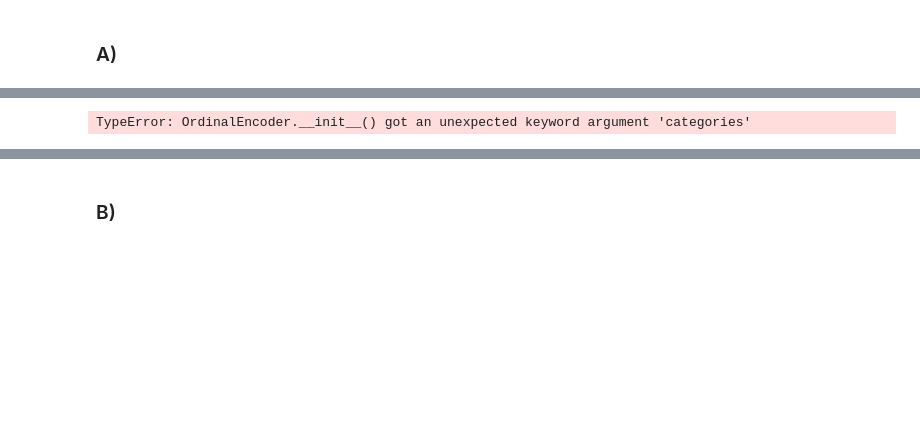
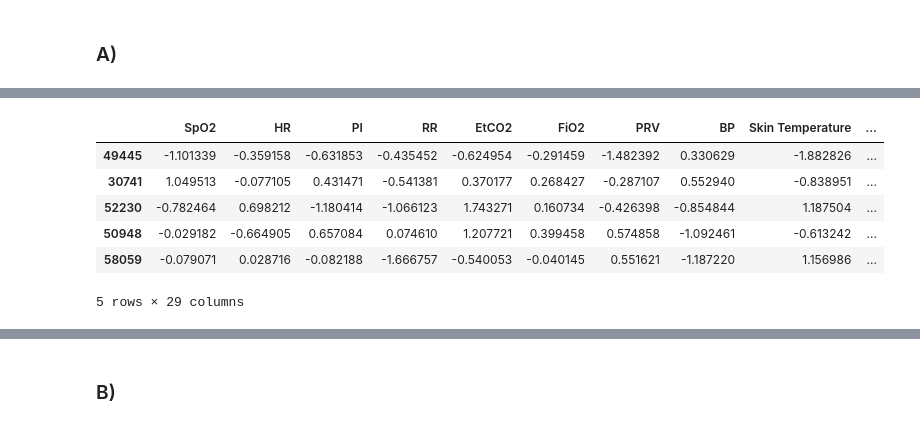
Before and after one commit to xKazimir/IAU_Project, a Jupyter notebook: Project_IAU.ipynb, the cells around one changed output, grey strips where cells are left out. Saved outputs shown, nothing was run; the diff lists cells and outputs as text; code cells hidden in the pictures; blank space fills up the shorter version.

```diff
--- a/Project_IAU.ipynb
+++ b/Project_IAU.ipynb
@@ -2023,32 +2220,10 @@ def build_preprocessor(variant: str = "standard") -> ColumnTransformer:
-# %%
-# choose one of your four variants here
-VARIANT = "robust"  # options: "standard", "robust", "power", "quantile"
-
-# start from clean copies
-Xtr = X_train.drop(columns=[c for c in drop_if_present if c in X_train.columns]).copy()
-Xte = X_test.drop(columns=[c for c in drop_if_present if c in X_test.columns]).copy()
-ytr = y_train.copy()
-yte = y_test.copy()
-
-# build and fit preprocessor on TRAIN ONLY
-pre = build_preprocessor(VARIANT)
-Xtr_prep = pre.fit_transform(Xtr, ytr)
-
-# transform TEST with the same fitted preprocessor (no refit)
-Xte_prep = pre.transform(Xte)
-
-print("Shapes -> X_train_prep:", Xtr_prep.shape, "| X_test_prep:", Xte_prep.shape)
-
-# optional: get feature names after transformation
-try:
-    feat_names = pre.get_feature_names_out()
-    print("Prepared feature count:", len(feat_names))
-    print("First 10 features:", feat_names[:10])
-except Exception:
-    pass
-
-# save the fitted preprocessor for later phases (2.3 / 3.x)
-joblib.dump(pre, f"preprocessor_{VARIANT}.joblib")
-print(f"Saved preprocessor_{VARIANT}.joblib")
-# %% [output]
-TypeError: OrdinalEncoder.__init__() got an unexpected keyword argument 'categories'
+# %%
+X_test.head()
+# %% [output]
+|  | SpO2 | HR | PI | RR | EtCO2 | FiO2 | PRV | BP | Skin Temperature | ... |
+| 49445 | -1.101339 | -0.359158 | -0.631853 | -0.435452 | -0.624954 | -0.291459 | -1.482392 | 0.330629 | -1.882826 | ... |
+| 30741 | 1.049513 | -0.077105 | 0.431471 | -0.541381 | 0.370177 | 0.268427 | -0.287107 | 0.552940 | -0.838951 | ... |
+| 52230 | -0.782464 | 0.698212 | -1.180414 | -1.066123 | 1.743271 | 0.160734 | -0.426398 | -0.854844 | 1.187504 | ... |
+| 50948 | -0.029182 | -0.664905 | 0.657084 | 0.074610 | 1.207721 | 0.399458 | 0.574858 | -1.092461 | -0.613242 | ... |
+| 58059 | -0.079071 | 0.028716 | -0.082188 | -1.666757 | -0.540053 | -0.040145 | 0.551621 | -1.187220 | 1.156986 | ... |
+5 rows × 29 columns
```
Also changed, not shown: parts of 44 cells of this notebook.
